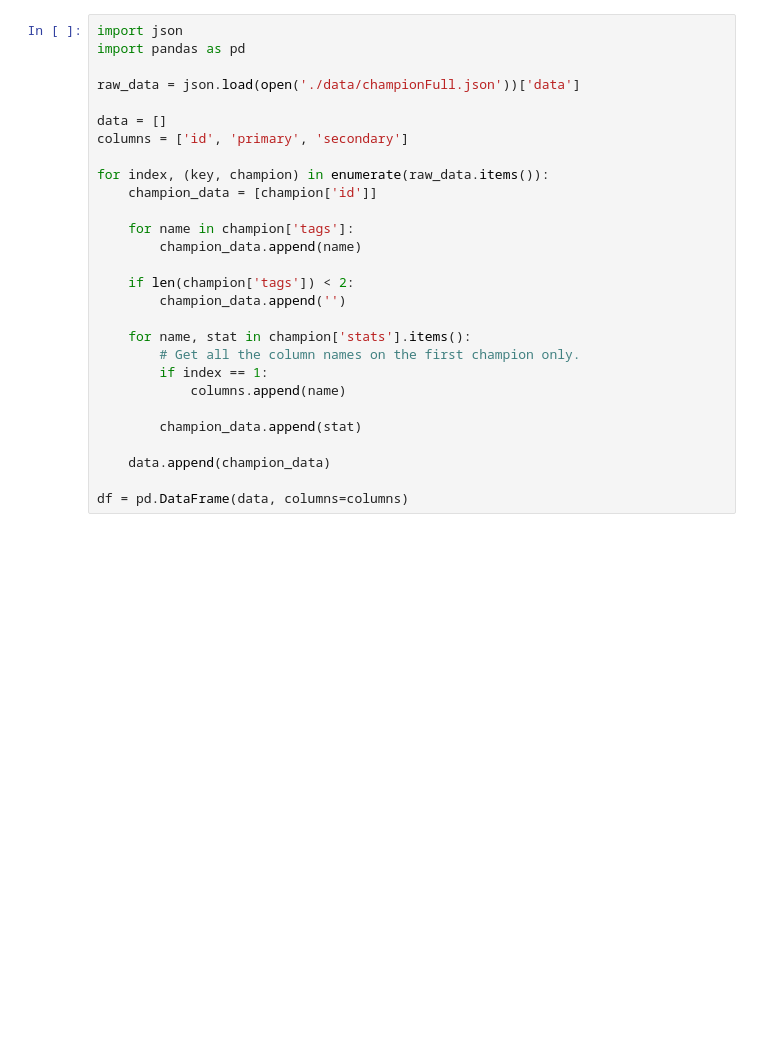
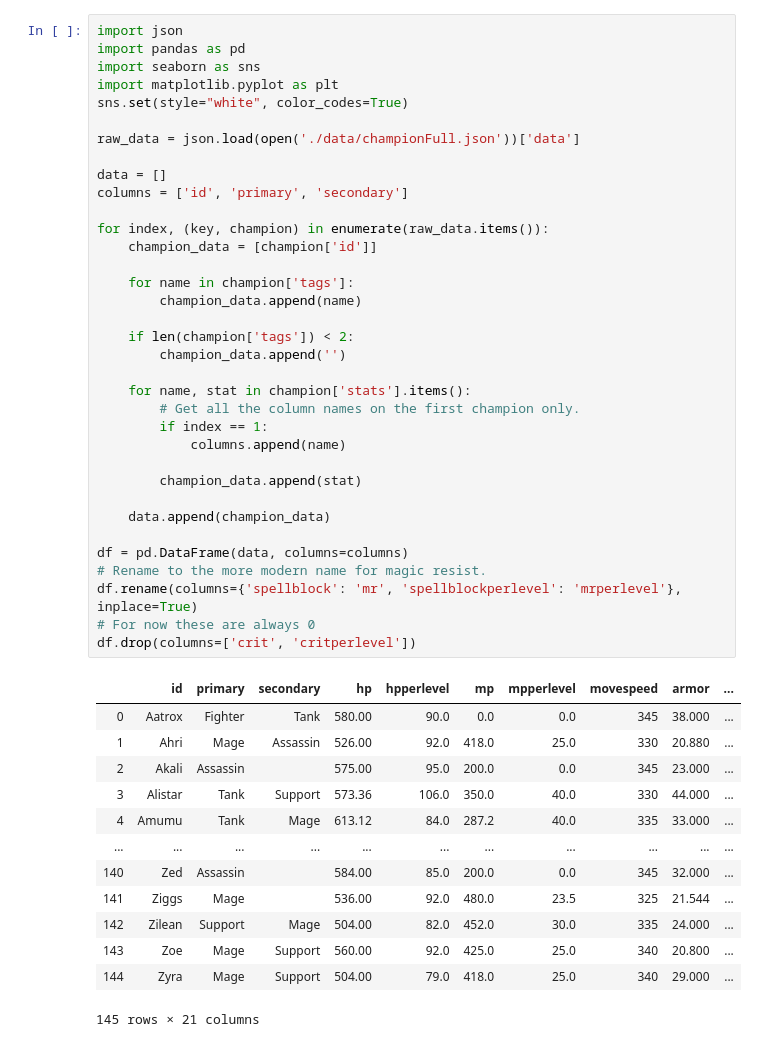
Before and after one commit to danielbulger/league-analysis, a Jupyter notebook: league-analysis.ipynb, the cells around one changed output. Saved outputs shown, nothing was run; the diff lists cells and outputs as text; blank space fills up the shorter version.

```diff
--- a/league-analysis.ipynb
+++ b/league-analysis.ipynb
@@ -1,31 +1,52 @@
 # %%
 import json
 import pandas as pd
+import seaborn as sns
+import matplotlib.pyplot as plt
+sns.set(style="white", color_codes=True)
 
 raw_data = json.load(open('./data/championFull.json'))['data']
 
 data = []
 columns = ['id', 'primary', 'secondary']
 
 for index, (key, champion) in enumerate(raw_data.items()):
     champion_data = [champion['id']]
 
     for name in champion['tags']:
         champion_data.append(name)
 
     if len(champion['tags']) < 2:
         champion_data.append('')
 
     for name, stat in champion['stats'].items():
         # Get all the column names on the first champion only.
         if index == 1:
             columns.append(name)
 
         champion_data.append(stat)
 
     data.append(champion_data)
 
 df = pd.DataFrame(data, columns=columns)
+# Rename to the more modern name for magic resist.
+df.rename(columns={'spellblock': 'mr', 'spellblockperlevel': 'mrperlevel'}, inplace=True)
+# For now these are always 0
+df.drop(columns=['crit', 'critperlevel'])
+# %% [output]
+|  | id | primary | secondary | hp | hpperlevel | mp | mpperlevel | movespeed | armor | ... |
+| 0 | Aatrox | Fighter | Tank | 580.00 | 90.0 | 0.0 | 0.0 | 345 | 38.000 | ... |
+| 1 | Ahri | Mage | Assassin | 526.00 | 92.0 | 418.0 | 25.0 | 330 | 20.880 | ... |
+| 2 | Akali | Assassin |  | 575.00 | 95.0 | 200.0 | 0.0 | 345 | 23.000 | ... |
+| 3 | Alistar | Tank | Support | 573.36 | 106.0 | 350.0 | 40.0 | 330 | 44.000 | ... |
+| 4 | Amumu | Tank | Mage | 613.12 | 84.0 | 287.2 | 40.0 | 335 | 33.000 | ... |
+| ... | ... | ... | ... | ... | ... | ... | ... | ... | ... | ... |
+| 140 | Zed | Assassin |  | 584.00 | 85.0 | 200.0 | 0.0 | 345 | 32.000 | ... |
+| 141 | Ziggs | Mage |  | 536.00 | 92.0 | 480.0 | 23.5 | 325 | 21.544 | ... |
+| 142 | Zilean | Support | Mage | 504.00 | 82.0 | 452.0 | 30.0 | 335 | 24.000 | ... |
+| 143 | Zoe | Mage | Support | 560.00 | 92.0 | 425.0 | 25.0 | 340 | 20.800 | ... |
+| 144 | Zyra | Mage | Support | 504.00 | 79.0 | 418.0 | 25.0 | 340 | 29.000 | ... |
+145 rows × 21 columns
 # %%
 df.describe()
 # %% [output]
```
Also changed, not shown: parts of 6 cells of this notebook.
